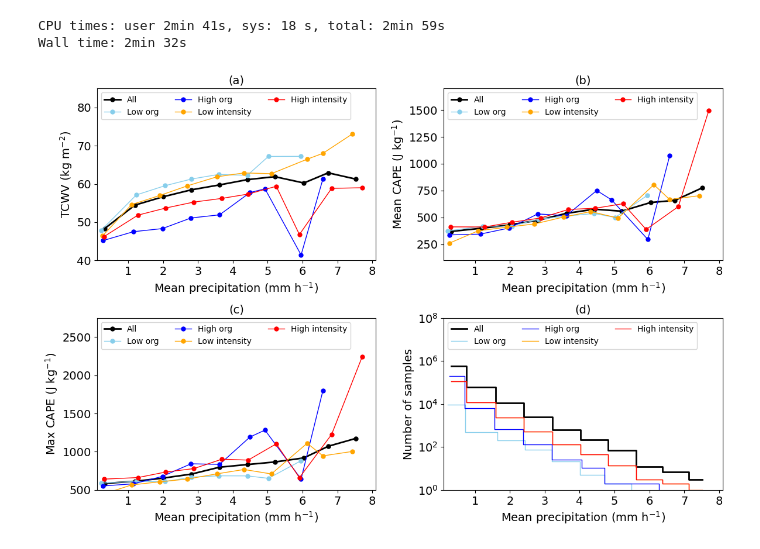
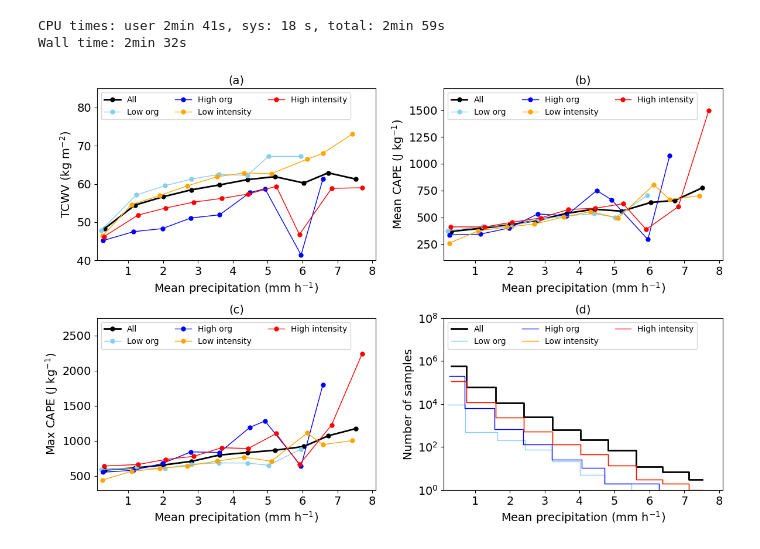
Before and after one commit to mssingh/meso-org, a Jupyter notebook: Analysis/environmental_conditions/Fig2.ipynb, the cells around one changed output. Saved outputs shown, nothing was run; the diff lists cells and outputs as text; code cells hidden in the pictures.

```diff
--- a/Analysis/environmental_conditions/Fig2.ipynb
+++ b/Analysis/environmental_conditions/Fig2.ipynb
@@ -333,35 +333,35 @@ ax3.set_xlabel('Mean precipitation (mm h$^{-1}$)')
 ax3.set_ylabel('Max CAPE (J kg$^{-1}$)')
 ax3.legend(loc='upper left')
 ax3.set_xlim([0.1, 8.1])
-ax3.set_ylim([500,2750])
+ax3.set_ylim([300,2750])
 lines3, labels3 = ax3.get_legend_handles_labels()
 ax3.set_title("(c)")
 
 ax3.legend(lines3 , labels3 , loc='upper left',ncol=3)
 # Add second y-axis for bin counts
 ax4= fig.add_subplot(224)
 
 ax4.step(tcwv_result["mean_x_all"], tcwv_result["count_all"], where='mid', color='k', linewidth=2, label='All')
 ax4.step(tcwv_iorg_result["mean_x_low"], tcwv_iorg_result["count_low"], where='mid', color='skyblue', linewidth=1, label='Low org')
 ax4.step(tcwv_iorg_result["mean_x_high"], tcwv_iorg_result["count_high"], where='mid', color='blue', linewidth=1, label='High org')
 
 ax4.step(tcwv_result["mean_x_all"], tcwv_result["count_low"], where='mid', color='orange', linewidth=1, label='Low intensity')
 ax4.step(tcwv_result["mean_x_all"], tcwv_result["count_high"], where='mid', color='red', linewidth=1, label='High intensity')
 ax4.set_xlabel('Mean precipitation (mm h$^{-1}$)')
 ax4.set_ylabel('Number of samples')
 ax4.set_yscale('log')
 ax4.set_xlim([0.1, 8.1])
 # Optional: add legend for second axis
 lines4, labels4 = ax4.get_legend_handles_labels()
 ax4.legend(lines4 , labels4 , loc='upper left',ncol=3)
 
 ax4.set_title("(d)")
 
 ax4.set_ylim([1,10**8])
 
 
 plt.tight_layout()
 plt.savefig("/home/565/dl6968/meso-org/Figures/Fig2.png", dpi=200, bbox_inches="tight")
 plt.show()
 # %% [output]
-[figure, old version]
+[figure, new version]
```
Also changed, not shown: 11 other files.
